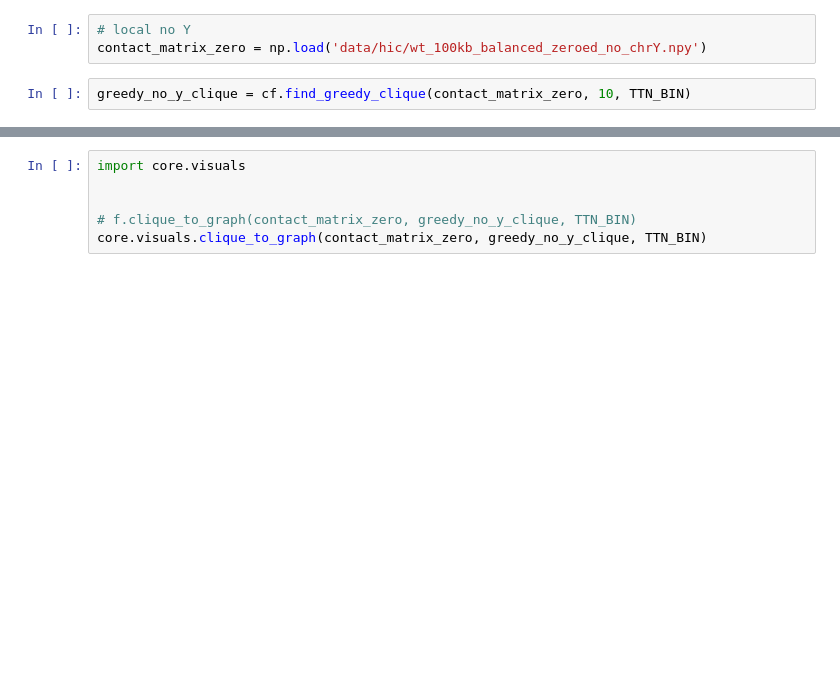
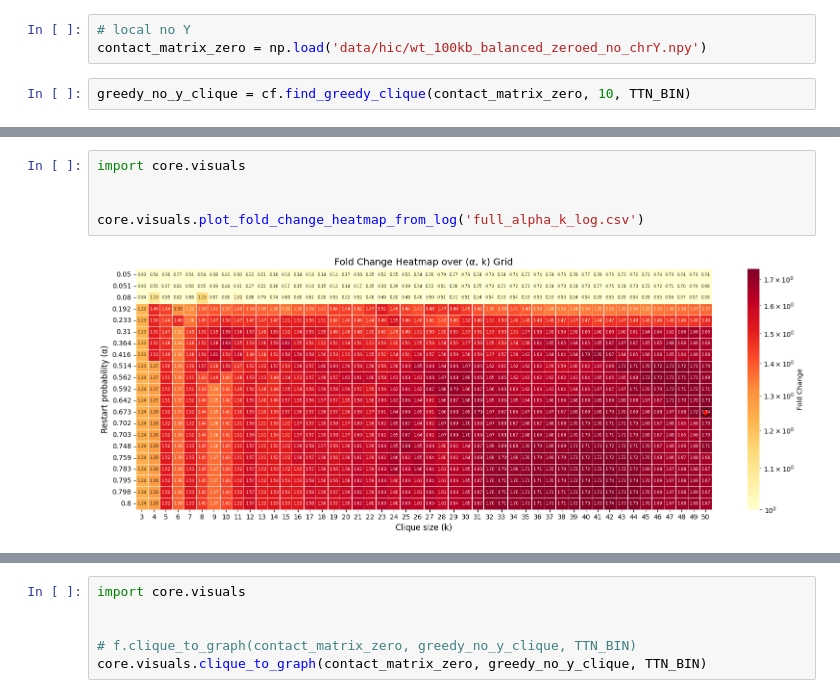
Before and after one commit to ethanoutangoun/chromatin-heart-dev, a Jupyter notebook: ttn_bin_selection.ipynb, the cells around one changed output, grey strips where cells are left out. Saved outputs shown, nothing was run; the diff lists cells and outputs as text; blank space fills up the shorter version.

```diff
--- a/ttn_bin_selection.ipynb
+++ b/ttn_bin_selection.ipynb
@@ -70 +54,8 @@ res = core.optimizer.optimize_diffusion_params_smart(contact_matrix_zero, 30, (3
+# %%
+import core.visuals
+
+
+core.visuals.plot_fold_change_heatmap_from_log('full_alpha_k_log.csv')
+# %% [output]
+[figure, added]
 # %%
```
Also changed, not shown: parts of 3 cells of this notebook, 3 other files.
